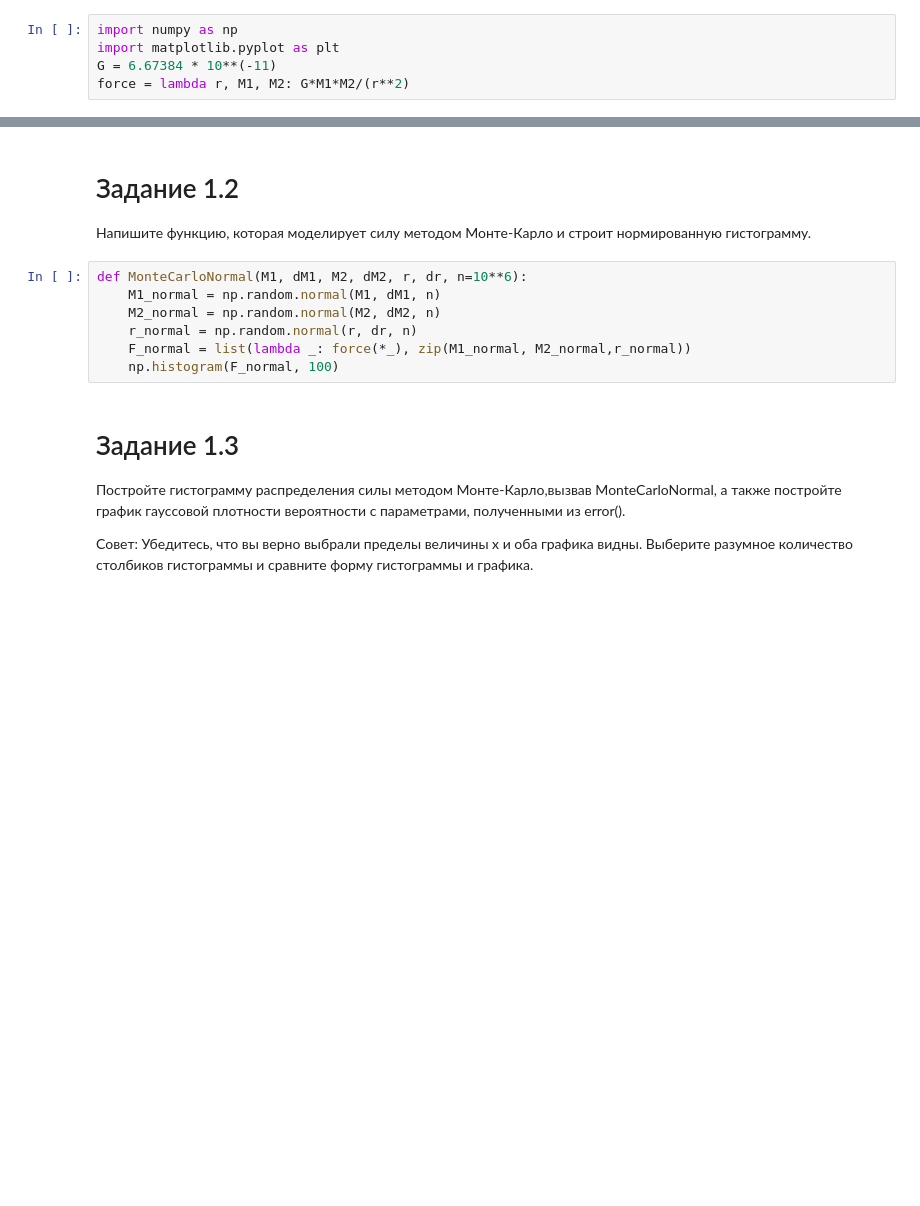
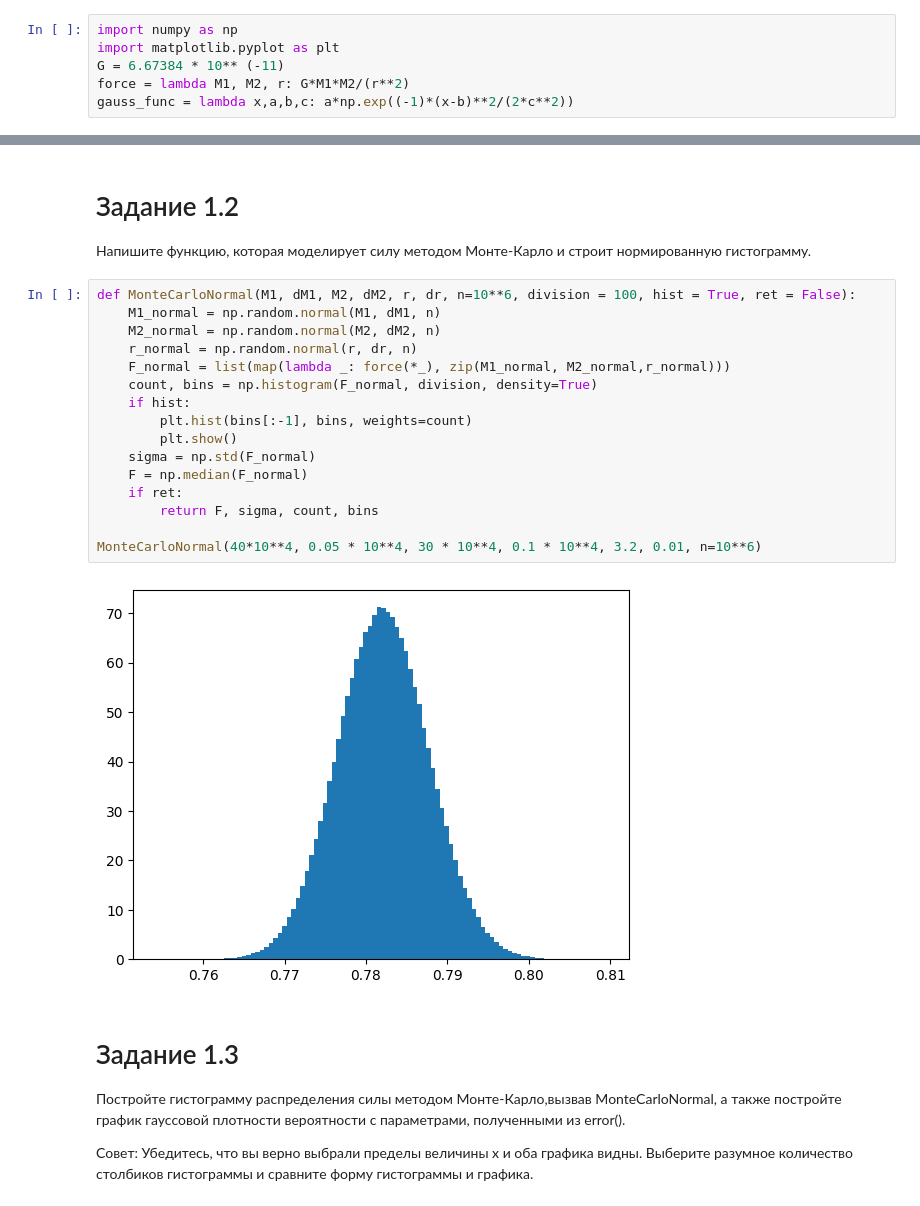
Before and after one commit to Clai101/Comp_Ph, a Jupyter notebook: 1_Sorted_HW/HW_2/Distribution error.ipynb, the cells around one changed output, grey strips where cells are left out. Saved outputs shown, nothing was run; the diff lists cells and outputs as text; blank space fills up the shorter version.

```diff
--- a/1_Sorted_HW/HW_2/Distribution error.ipynb
+++ b/1_Sorted_HW/HW_2/Distribution error.ipynb
@@ -24,8 +24,9 @@ $$G = 6.67384×10^{−11} m^3 kg^{−1} s^{−2}$$
 # %%
 import numpy as np
 import matplotlib.pyplot as plt
-G = 6.67384 * 10**(-11)
-force = lambda r, M1, M2: G*M1*M2/(r**2)
+G = 6.67384 * 10** (-11)
+force = lambda M1, M2, r: G*M1*M2/(r**2)
+gauss_func = lambda x,a,b,c: a*np.exp((-1)*(x-b)**2/(2*c**2))
 # %% [markdown]
 # Задание 1.1
 Напишите функцию, определяющую среднее и стандартное отклонение распределения силы с помощью стандартного метода:
@@ -53,12 +54,23 @@ print(error(40*10**4, 0.05 * 10**4, 30 * 10**4, 0.1 * 10**4, 3.2, 0.01))
 
 Напишите функцию, которая моделирует силу методом Монте-Карло и строит нормированную гистограмму.
 # %%
-def MonteCarloNormal(M1, dM1, M2, dM2, r, dr, n=10**6):
+def MonteCarloNormal(M1, dM1, M2, dM2, r, dr, n=10**6, division = 100, hist = True, ret = False):
     M1_normal = np.random.normal(M1, dM1, n)
     M2_normal = np.random.normal(M2, dM2, n)
     r_normal = np.random.normal(r, dr, n)
-    F_normal = list(lambda _: force(*_), zip(M1_normal, M2_normal,r_normal))
-    np.histogram(F_normal, 100)
+    F_normal = list(map(lambda _: force(*_), zip(M1_normal, M2_normal,r_normal)))
+    count, bins = np.histogram(F_normal, division, density=True)
+    if hist:
+        plt.hist(bins[:-1], bins, weights=count)
+        plt.show()
+    sigma = np.std(F_normal)
+    F = np.median(F_normal)
+    if ret:
+        return F, sigma, count, bins
+
+MonteCarloNormal(40*10**4, 0.05 * 10**4, 30 * 10**4, 0.1 * 10**4, 3.2, 0.01, n=10**6)
+# %% [output]
+[figure, added]
 # %% [markdown]
 # Задание 1.3
 
```
Also changed, not shown: parts of 6 cells of this notebook.
